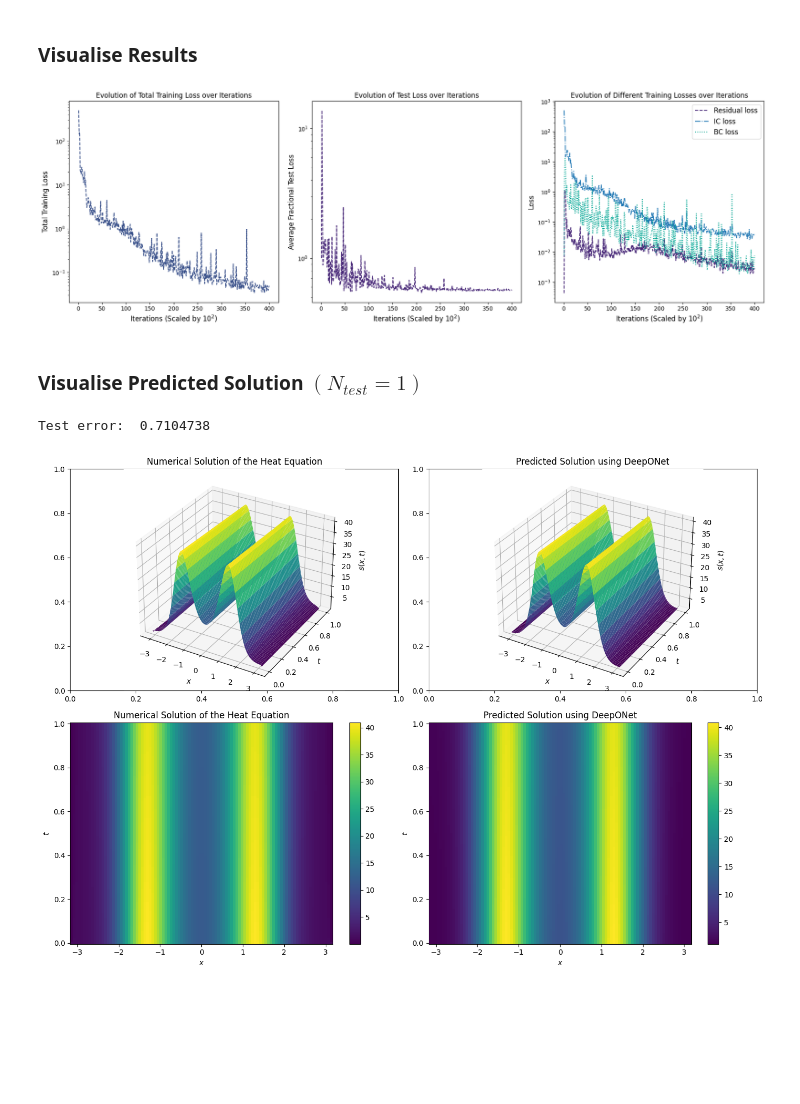
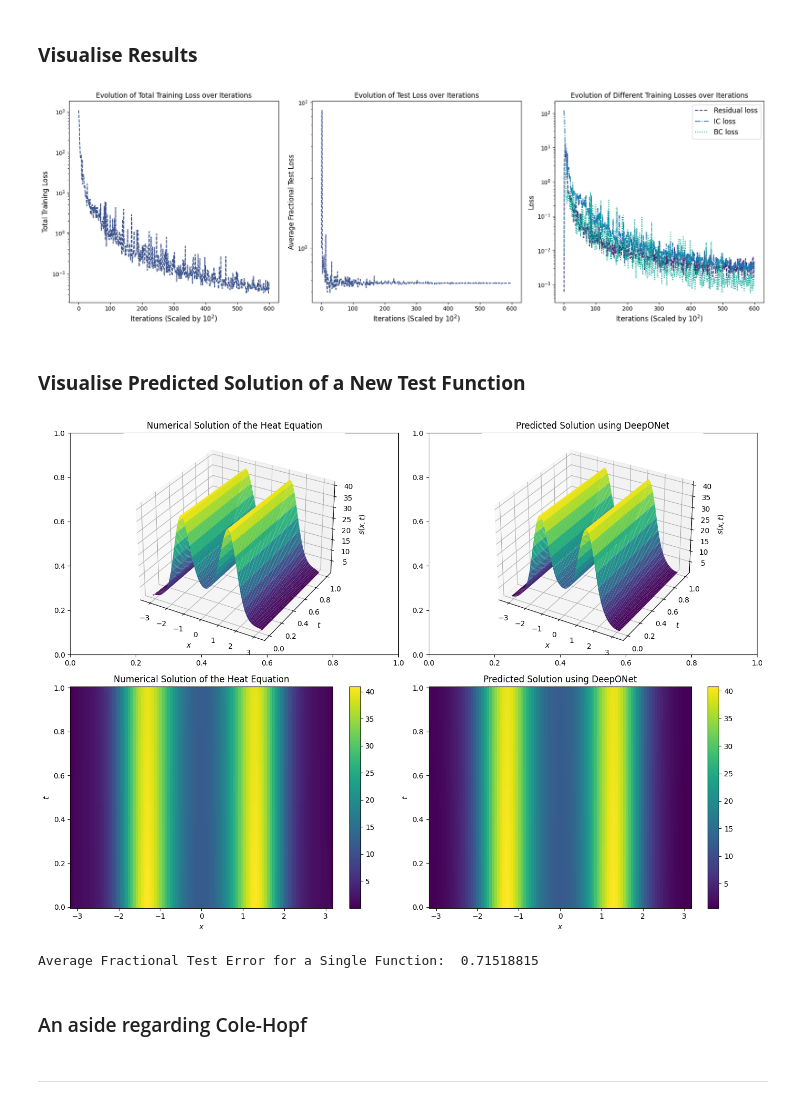
Before and after one commit to Memoisation/PDE-DeepONet-Learning, a Jupyter notebook: Heat(PI_DeepONet).ipynb, the cells around one changed output. Saved outputs shown, nothing was run; the diff lists cells and outputs as text; code cells hidden in the pictures; blank space fills up the shorter version.

```diff
--- a/Heat(PI_DeepONet).ipynb
+++ b/Heat(PI_DeepONet).ipynb
@@ -437,12 +441,12 @@ config.update("jax_enable_x64", False)
 # %%
 # Data generator
 class DataGenerator(data.Dataset):
-    def __init__(self, u, y, s,
+    def __init__(self, u, y, labels,
                  batch_size=64, rng_key=random.PRNGKey(1234)):
         'Initialization'
-        self.u = u # input sample
+        self.u = u # input
         self.y = y # location
-        self.s = s # labeled data evulated at y (solution measurements, BC/IC conditions, etc.)
+        self.labels = labels # labeled data evaluated at y
 
         self.N = u.shape[0]
         self.batch_size = batch_size
@@ -458,12 +462,12 @@ class DataGenerator(data.Dataset):
     def __data_generation(self, key):
         'Generates data containing batch_size samples'
         idx = random.choice(key, self.N, (self.batch_size,), replace=False)
-        s = self.s[idx,:]
+        u = self.u[idx,:]
         y = self.y[idx,:]
-        u = self.u[idx,:]
+        labels = self.labels[idx,:]
         # Construct batch
         inputs = (u, y)
-        outputs = s
+        outputs = labels
         return inputs, outputs
 # %% [markdown]
 # **DeepONet**
@@ -553,10 +557,10 @@ class PI_DeepONet:
     def loss_bcs(self, params, batch):
         inputs, outputs = batch
         u, y = inputs
-        s = outputs
+        labels = outputs
         # Compute forward pass
         s_pred_minus_pi = vmap(self.operator_net, (None, 0, 0, 0))(params, u, y[:,0], y[:,1])
-        s_pred_plus_pi = vmap(self.operator_net, (None, 0, 0, 0))(params, u, s[:,0], s[:,1])
+        s_pred_plus_pi = vmap(self.operator_net, (None, 0, 0, 0))(params, u, labels[:,0], labels[:,1])
         # Compute loss
         loss = np.mean((s_pred_minus_pi - s_pred_plus_pi)**2)
         return loss
@@ -572,14 +576,14 @@ class PI_DeepONet:
         return loss
 
     # Define Total loss
-    def loss(self, params, bcs_batch, res_batch, ics_batch, w_res=1.0, w_bcs=1.0, w_ics=1.0):
+    def loss(self, params, bcs_batch, res_batch, ics_batch, w_bcs=9.0, w_ics=9.0):
         loss_res = self.loss_res(params, res_batch)
         loss_bcs = self.loss_bcs(params, bcs_batch)
         loss_ics = self.loss_ics(params, ics_batch)
-        loss = w_res * loss_res + w_bcs * loss_bcs + w_ics * loss_ics
+        loss = loss_res + w_bcs*loss_bcs + w_ics*loss_ics
         return loss
 
-    # Define Test loss
+    # Define Average Fractional Test loss
     def loss_test(self, params, u_test, y_test, s_test):
       s_pred = self.predict_s(params, u_test, y_test)
       return np.mean((s_test - s_pred)**2) / np.mean((s_test)**2)
@@ -628,7 +632,7 @@ class PI_DeepONet:
                 # Print losses
                 pbar.set_postfix({'Training Loss': loss_value,
                                   'Res Loss': loss_res_value,'IC Loss': loss_ics_value, 'BC Loss': loss_bcs_value,
-                                  'Average Test Loss': test_loss_value})
+                                  'AFTL': test_loss_value})
 
     # Evaluates predictions at test points
     @partial(jit, static_argnums=(0,))
@@ -649,7 +653,7 @@ trunk_layers =  [2, 50, 50, 50, 50, 50]
 model = PI_DeepONet(branch_layers, trunk_layers)
 
 # Create data set
-batch_size = (N_train * 3)
+batch_size = 1000
 bcs_dataset = DataGenerator(u_bcs_train, y_bcs_train, s_bcs_train, batch_size)
 res_dataset = DataGenerator(u_res_train, y_res_train, s_res_train, batch_size)
 ics_dataset = DataGenerator(u_ics_train, y_ics_train, s_ics_train, batch_size)
@@ -658,6 +662,6 @@ Average test loss:= $\frac{1}{N_{test}}\sum^{N_{test}}_{i=1}\frac{\sum_{j=1}^{P_
 # %%
 # Train
-model.train(bcs_dataset, res_dataset, ics_dataset, nIter=40000)
+model.train(bcs_dataset, res_dataset, ics_dataset, nIter=60000)
 # %% [markdown]
 # **Evaluate Model**
 # %% [markdown]
@@ -667,44 +671,43 @@ model.train(bcs_dataset, res_dataset, ics_dataset, nIter=40000)
 fig, axs = plt.subplots(1, 3, figsize=(18, 6))
 
 # Purple colors from the 'viridis' colormap
-dark_purple = '#440154'
 medium_purple = '#482878'
 light_purple = '#3b528b'
 viri_green = '#00A896'
-
-# Average fractional test loss
-test_loss_eval_numbers = range(1, len(model.loss_test_log) + 1)
-axs[1].plot(test_loss_eval_numbers, model.loss_test_log, '--', color=medium_purple, label='T loss')
-axs[1].set_yscale('log')
-axs[1].set_xlabel(r'Iterations (Scaled by $10^2$)', fontsize='large')
-axs[1].set_ylabel('Average Fractional Test Loss', fontsize='large')
-axs[1].set_title('Evolution of Test Loss over Iterations', fontsize='large')
 
 # Total loss per 100 iteration
 combined_loss_eval_numbers = range(1, len(model.loss_log) + 1)
 axs[0].plot(combined_loss_eval_numbers, model.loss_log, '--', color=light_purple, label='Training loss')
 axs[0].set_yscale('log')
 axs[0].set_xlabel(r'Iterations (Scaled by $10^2$)', fontsize='large')
 axs[0].set_ylabel('Total Training Loss', fontsize='large')
 axs[0].set_title('Evolution of Total Training Loss over Iterations', fontsize='large')
+
+# Average fractional test loss
+test_loss_eval_numbers = range(1, len(model.loss_test_log) + 1)
+axs[1].plot(test_loss_eval_numbers, model.loss_test_log, '--', color=light_purple, label='T loss')
+axs[1].set_yscale('log')
+axs[1].set_xlabel(r'Iterations (Scaled by $10^2$)', fontsize='large')
+axs[1].set_ylabel('Average Fractional Test Loss', fontsize='large')
+axs[1].set_title('Evolution of Test Loss over Iterations', fontsize='large')
 
 # Losses per 100 iteration (residual, IC, and BC)
 res_loss_eval_numbers = range(1, len(model.loss_res_log) + 1)
 axs[2].plot(res_loss_eval_numbers, model.loss_res_log, '--', color=medium_purple, label='Residual loss')
 ics_loss_eval_numbers = range(1, len(model.loss_ics_log) + 1)
 axs[2].plot(ics_loss_eval_numbers, model.loss_ics_log, '-.', label='IC loss')
 bcs_loss_eval_numbers = range(1, len(model.loss_bcs_log) + 1)
 axs[2].plot(bcs_loss_eval_numbers, model.loss_bcs_log, ':', color=viri_green, label='BC loss')
 axs[2].set_yscale('log')
 axs[2].set_xlabel(r'Iterations (Scaled by $10^2$)', fontsize='large')
 axs[2].set_ylabel('Loss', fontsize='large')
 axs[2].set_title('Evolution of Different Training Losses over Iterations', fontsize='large')
 axs[2].legend(fontsize='large')
 
 plt.tight_layout()
 plt.show()
 # %% [output]
-[figure, old version]
+[figure, new version]
 # %% [markdown]
-###  **Visualise Predicted Solution $(N_{test}=1)$**
+###  **Visualise Predicted Solution of a New Test Function**
 # %%
@@ -735,8 +739,6 @@ XX, TT = np.meshgrid(x, t)
 S_pred = griddata(y_test, s_pred.flatten(), (XX,TT), method='cubic')
 S_test = griddata(y_test, s_test.flatten(), (XX,TT), method='cubic')
 # %%
-print('Test error: ', np.mean((s_test - s_pred)**2) / np.mean((s_test)**2))
-
 # Create a new figure with two rows of subplots
 fig, axs = plt.subplots(2, 2, figsize=(14, 10))
 
@@ -762,6 +764,12 @@ axs[1, 1].set_title("Predicted Solution using DeepONet", fontsize='large')
 
 plt.tight_layout()
 plt.show()
+
+print('Average Fractional Test Error for a Single Function: ', np.mean((s_test - s_pred)**2) / np.mean((s_test)**2))
 # %% [output]
+[figure]
-Test error:  0.7104738
+Average Fractional Test Error for a Single Function:  0.71518815
-[figure]
+# %% [markdown]
+### An aside regarding Cole-Hopf
+# %% [markdown]
+------------
```
Also changed, not shown: parts of 44 cells of this notebook.
